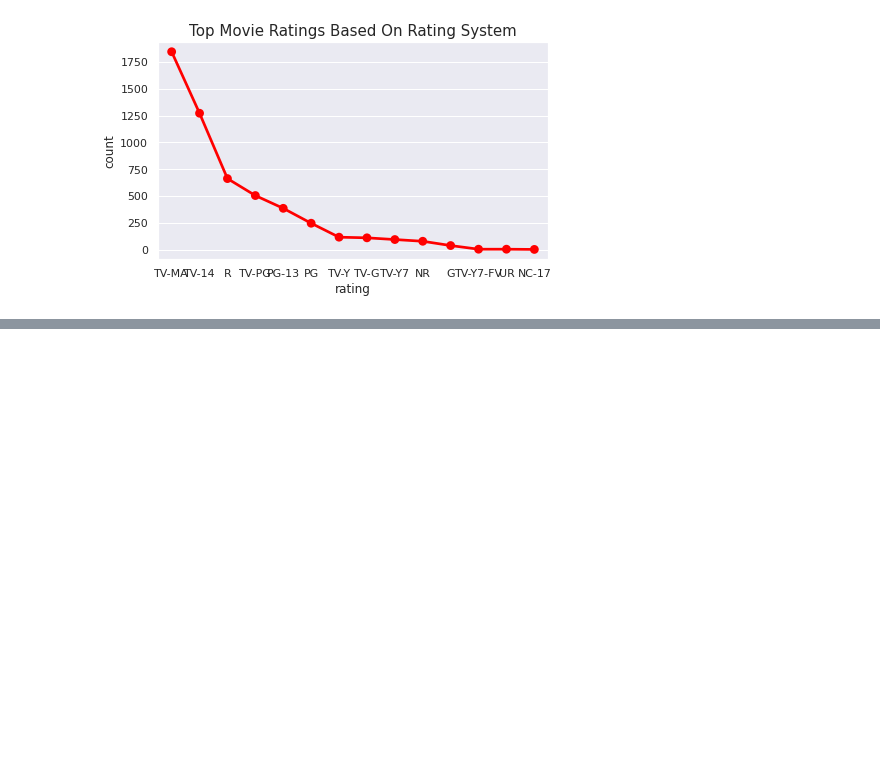
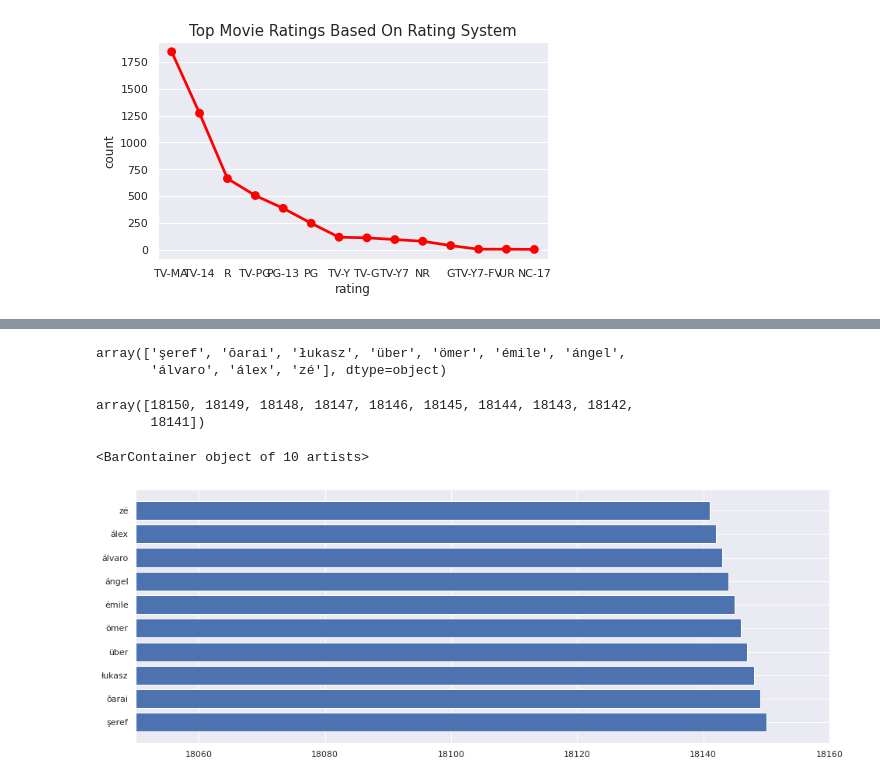
Before and after one commit to techsidh/netflix-movie-and-tv-shows-clustering, a Jupyter notebook: Capstone_Project_NETFLIX_MOVIE_AND_TV_SHOWS_CLUSTERINg.ipynb, the cells around one changed output, grey strips where cells are left out. Cells and saved outputs as stored; diff of their text form; code cells hidden in the pictures; blank space fills up the shorter version.

```diff
--- a/Capstone_Project_NETFLIX_MOVIE_AND_TV_SHOWS_CLUSTERINg.ipynb
+++ b/Capstone_Project_NETFLIX_MOVIE_AND_TV_SHOWS_CLUSTERINg.ipynb
@@ -533,0 +657,5 @@ plt.show()
+# %%
+# Store the count in panadas dataframe with vocab as index
+vb_stremming = pd.DataFrame({'word':vocabulary,
+                             'counts_of_word':count_of_vocab})
+vb_stremming = vb_stremming.sort_values("counts_of_word" ,ascending=False)
@@ -533,0 +680,21 @@ plt.show()
+# %%
+top_10_acurred_vocab = vb_stremming.head(10)
+# %%
+top_10_acurred_words = top_10_acurred_vocab.word.values
+top_10_acurred_words
+# %% [output]
+array(['şeref', 'ōarai', 'łukasz', 'über', 'ömer', 'émile', 'ángel',
+       'álvaro', 'álex', 'zé'], dtype=object)
+# %%
+top_10_acurred_words_count = top_10_acurred_vocab.counts_of_word.values
+top_10_acurred_words_count
+# %% [output]
+array([18150, 18149, 18148, 18147, 18146, 18145, 18144, 18143, 18142,
+       18141])
+# %%
+plt.figure( figsize = ( 16,6 ))
+plt.xlim(18050, 18160)
+plt.barh(top_10_acurred_words , top_10_acurred_words_count )
+# %% [output]
+<BarContainer object of 10 artists>
+[figure, added]
```
Also changed, not shown: parts of 52 cells of this notebook.
